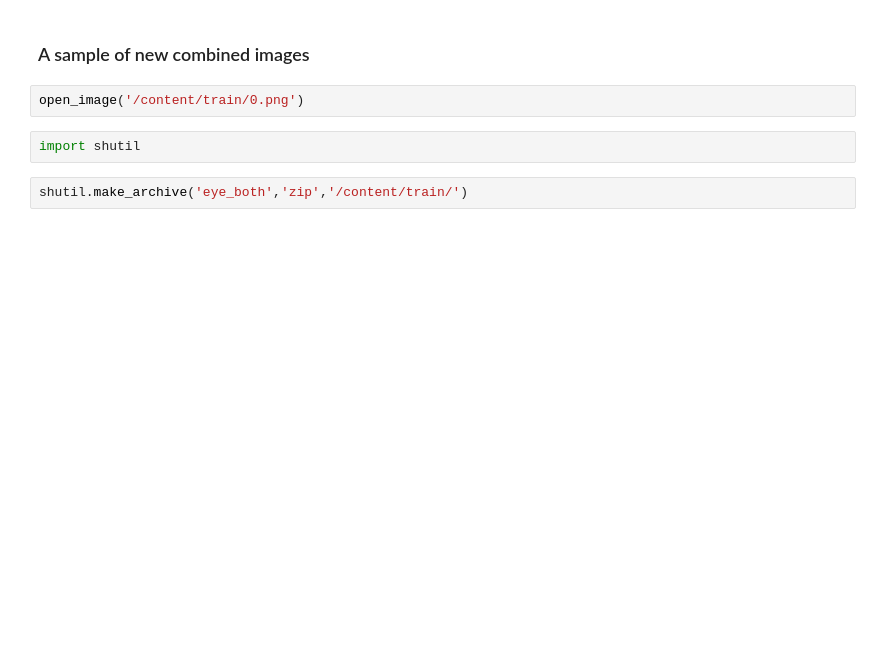
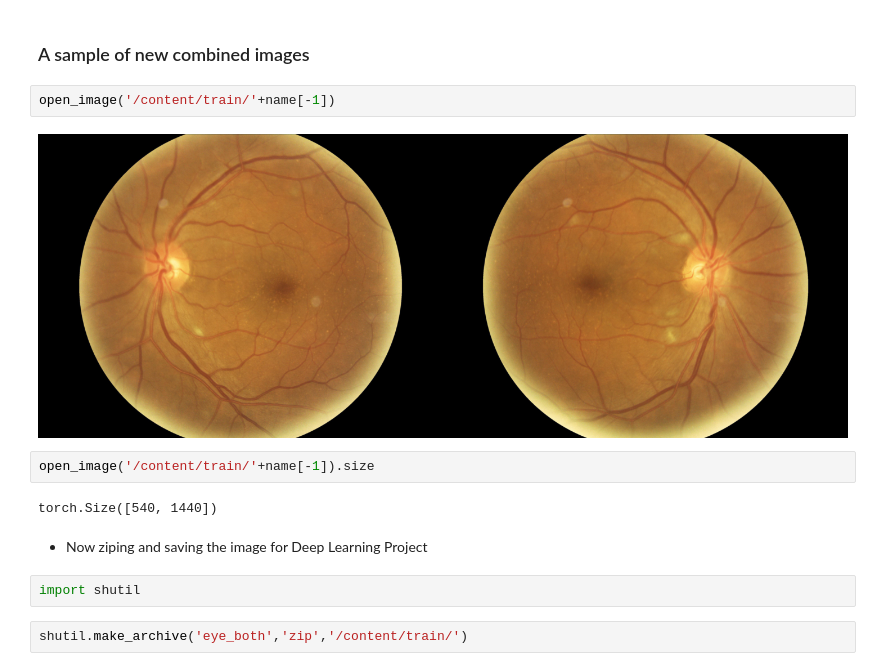
Before and after one commit to shadab4150/Eye-Disease-Detection, a Jupyter notebook: SightNet_Image_Processing.ipynb, the cells around one changed output. Saved outputs shown, nothing was run; the diff lists cells and outputs as text; blank space fills up the shorter version.

```diff
--- a/SightNet_Image_Processing.ipynb
+++ b/SightNet_Image_Processing.ipynb
@@ -128,7 +128,15 @@ parallel(image_combine,eye_both,max_workers=5)
 # %% [markdown]
 ### A sample of new combined images
 # %%
-open_image('/content/train/0.png')
+open_image('/content/train/'+name[-1])
+# %% [output]
+[figure, added]
+# %%
+open_image('/content/train/'+name[-1]).size
+# %% [output]
+torch.Size([540, 1440])
+# %% [markdown]
+* Now ziping and saving the image for Deep Learning Project
 # %%
 import shutil
 # %%
```
Also changed, not shown: parts of 16 cells of this notebook.
